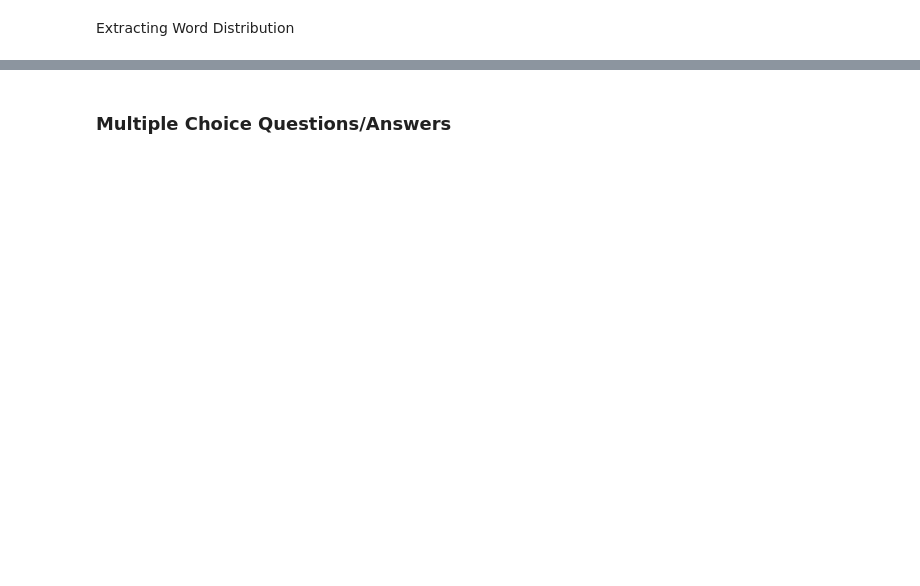
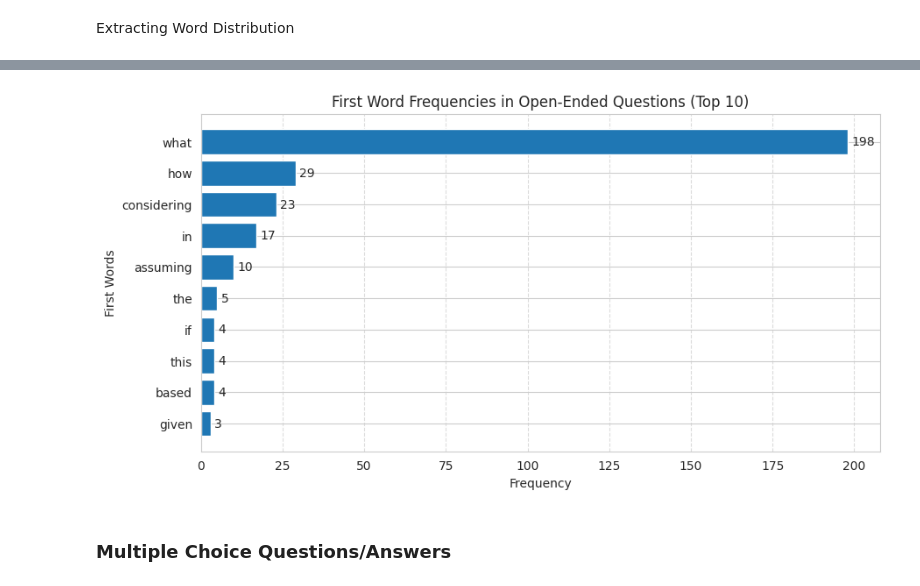
Before and after one commit to embedded-robotics/path-open-data, a Jupyter notebook: pathopen_raw_data_analysis.ipynb, the cells around one changed output, grey strips where cells are left out. Saved outputs shown, nothing was run; the diff lists cells and outputs as text; code cells hidden in the pictures; blank space fills up the shorter version.

```diff
--- a/pathopen_raw_data_analysis.ipynb
+++ b/pathopen_raw_data_analysis.ipynb
@@ -172,5 +210,9 @@ plt.show()
 # %% [markdown]
 Extracting Word Distribution
+# %%
+open_ended = pd.concat([open_ended_sngl, open_ended_mult])
+open_ended_with_wrong = pd.concat([open_ended_with_wrong_sngl, open_ended_with_wrong_mult])
+open_ended_without_wrong = pd.concat([open_ended_without_wrong_sngl, open_ended_without_wrong_mult])
 # %%
 open_ended_questions = list(open_ended['Open Ended - Question 1'].dropna().unique()) + list(open_ended['Open Ended - Question 2'].dropna().unique())
 open_ended_correct_answers = list(open_ended['Open Ended - Answer 1'].dropna().unique()) + list(open_ended['Open Ended - Answer 2'].dropna().unique())
@@ -214,3 +267,18 @@ plt.show()
+# %%
+labels = [item[0] for item in open_ended_first_word_counts.most_common(10)]
+values = [item[1] for item in open_ended_first_word_counts.most_common(10)]
+
+fig, ax = plt.subplots(figsize=(10, 5))
+bars = ax.barh(labels, values)
+ax.bar_label(bars, padding=3)
+ax.set_xlabel('Frequency')
+ax.set_ylabel('First Words')
+ax.set_title('First Word Frequencies in Open-Ended Questions (Top 10)')
+ax.grid(axis='x', linestyle='--', alpha=0.7)
+ax.invert_yaxis()
+plt.show()
+# %% [output]
+[figure, added]
 # %% [markdown]
 ### Multiple Choice Questions/Answers
 # %%
```
Also changed, not shown: parts of 27 cells of this notebook.
